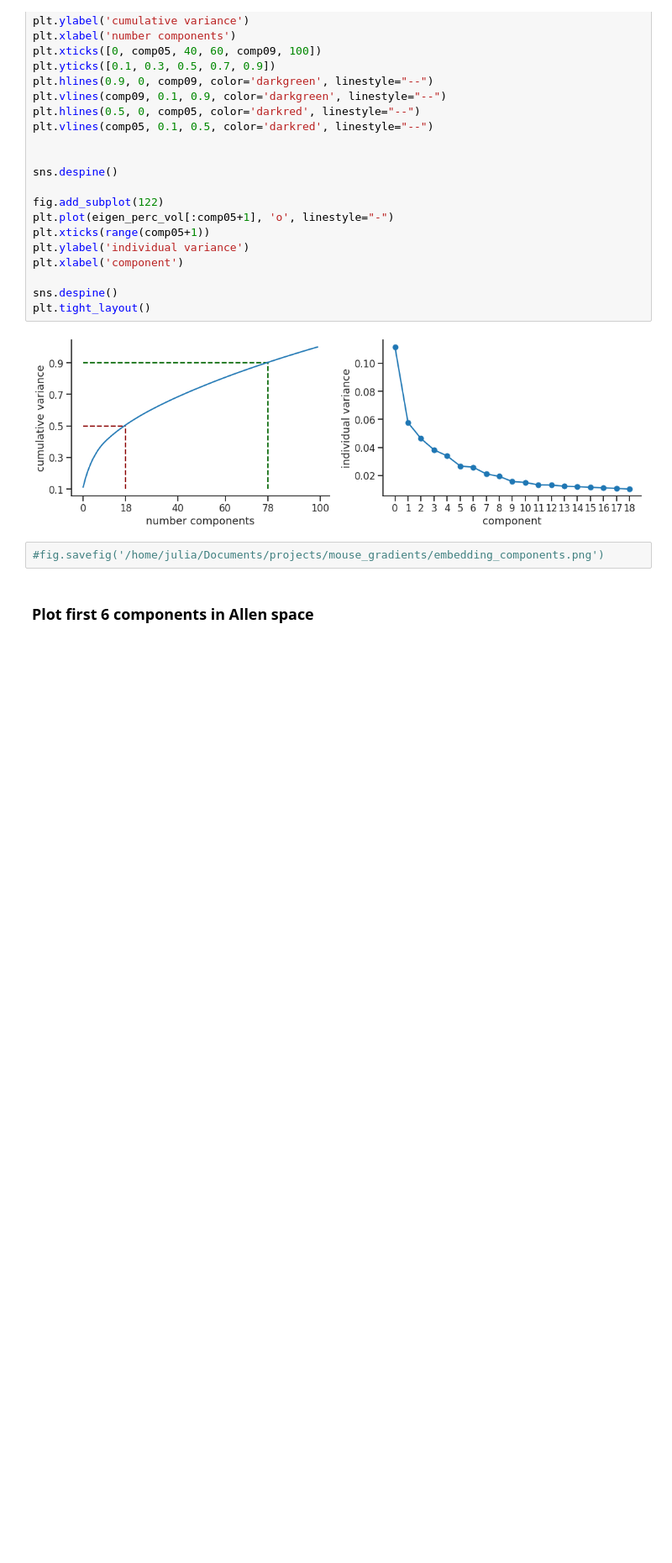
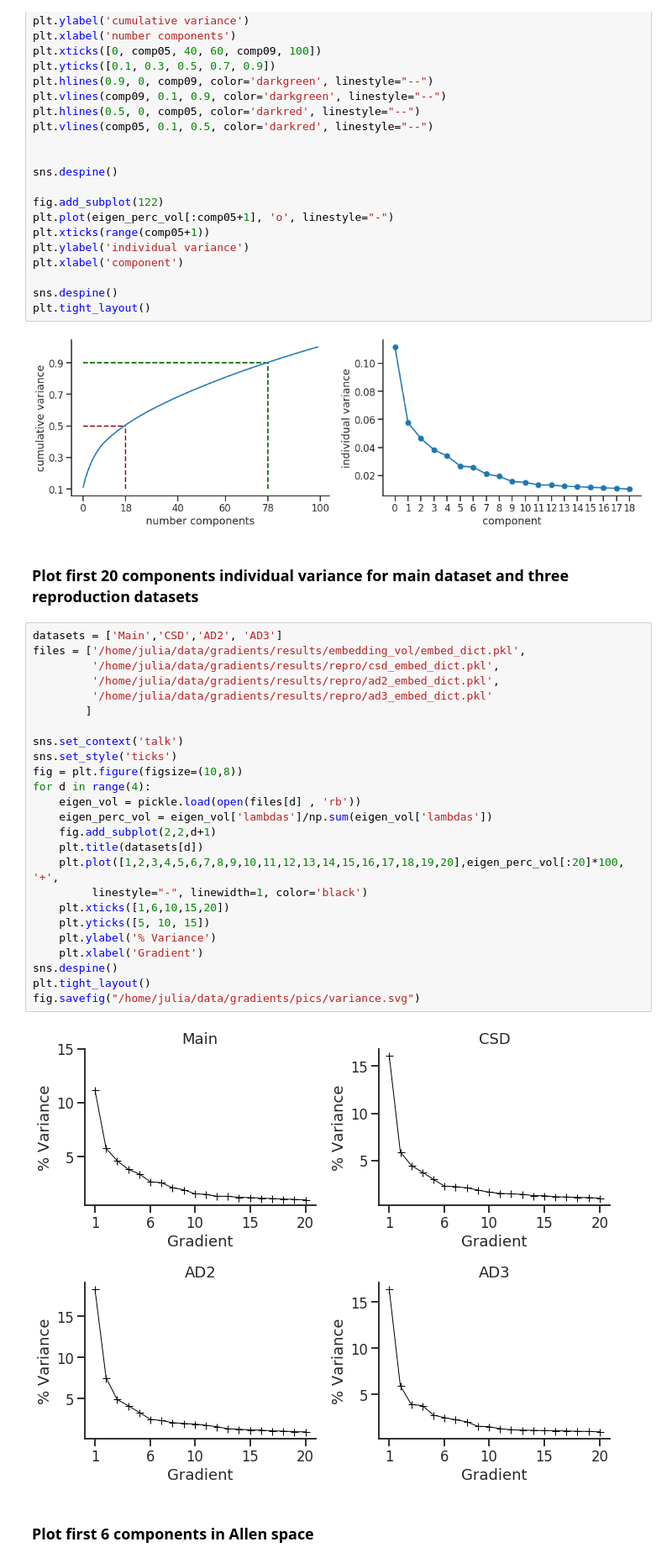
Before and after one commit to juhuntenburg/mouse_gradients, a Jupyter notebook: Embedding_results.ipynb, the cells around one changed output. Shown at 84% size. Cells and saved outputs as stored; diff of their text form; blank space fills up the shorter version.

```diff
--- a/Embedding_results.ipynb
+++ b/Embedding_results.ipynb
@@ -44,8 +44,35 @@ sns.despine()
 plt.tight_layout()
 # %% [output]
 [figure]
-# %%
-#fig.savefig('/home/julia/Documents/projects/mouse_gradients/embedding_components.png')
+# %% [markdown]
+### Plot first 20 components individual variance for main dataset and three reproduction datasets
+# %%
+datasets = ['Main','CSD','AD2', 'AD3']
+files = ['/home/julia/data/gradients/results/embedding_vol/embed_dict.pkl',
+         '/home/julia/data/gradients/results/repro/csd_embed_dict.pkl',
+         '/home/julia/data/gradients/results/repro/ad2_embed_dict.pkl',
+         '/home/julia/data/gradients/results/repro/ad3_embed_dict.pkl'
+        ]
+
+sns.set_context('talk')
+sns.set_style('ticks')
+fig = plt.figure(figsize=(10,8))
+for d in range(4):
+    eigen_vol = pickle.load(open(files[d] , 'rb'))
+    eigen_perc_vol = eigen_vol['lambdas']/np.sum(eigen_vol['lambdas'])
+    fig.add_subplot(2,2,d+1)
+    plt.title(datasets[d])
+    plt.plot([1,2,3,4,5,6,7,8,9,10,11,12,13,14,15,16,17,18,19,20],eigen_perc_vol[:20]*100, '+',
+         linestyle="-", linewidth=1, color='black')
+    plt.xticks([1,6,10,15,20])
+    plt.yticks([5, 10, 15])
+    plt.ylabel('% Variance')
+    plt.xlabel('Gradient')
+sns.despine()
+plt.tight_layout()
+fig.savefig("/home/julia/data/gradients/pics/variance.svg")
+# %% [output]
+[figure, added]
 # %% [markdown]
 ### Plot first 6 components in Allen space
 # %%
```
Also changed, not shown: 38 other files.
